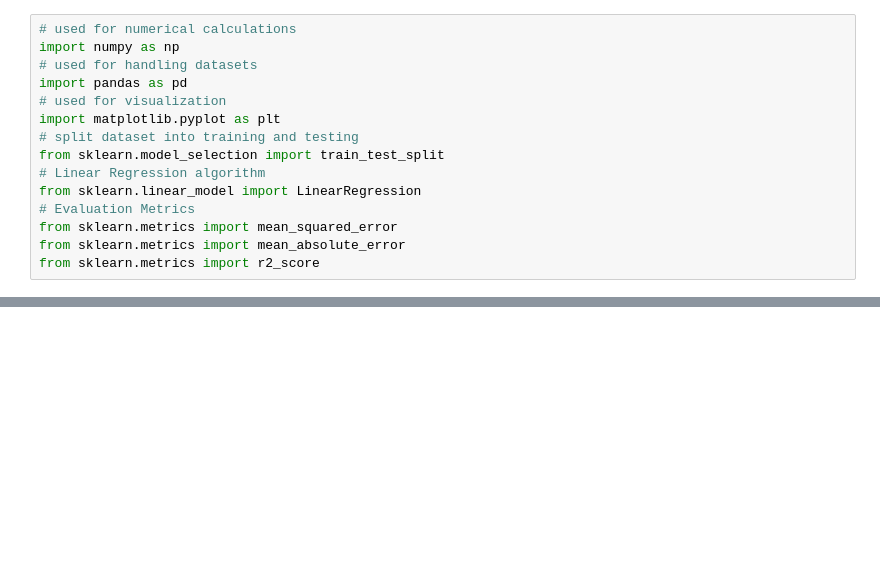
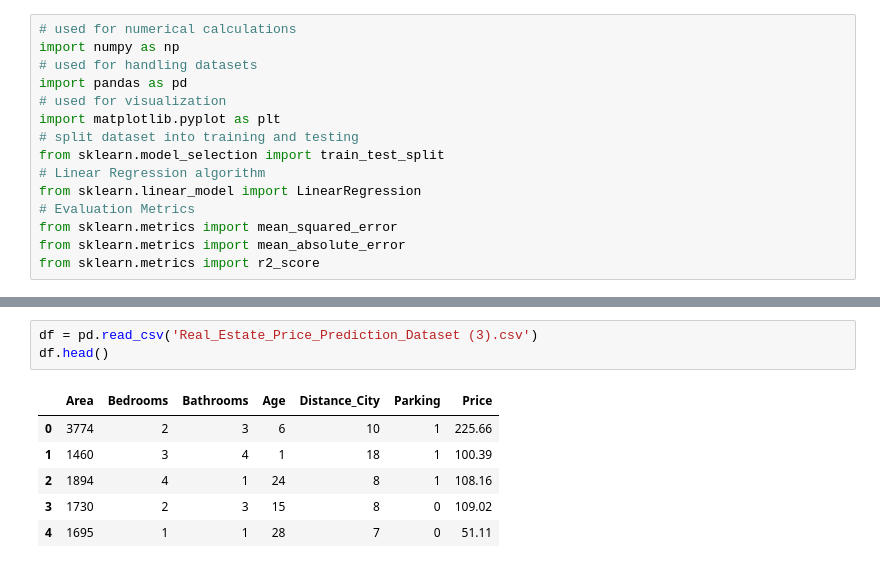
Before and after one commit to sarapallejyo2006/sarapalle-jyothi, a Jupyter notebook: Untitled8.ipynb, the cells around one changed output, grey strips where cells are left out. Saved outputs shown, nothing was run; the diff lists cells and outputs as text; blank space fills up the shorter version.

```diff
--- a/Untitled8.ipynb
+++ b/Untitled8.ipynb
@@ -24,0 +25,10 @@ Saving Real_Estate_Price_Prediction_Dataset.csv to Real_Estate_Price_Prediction_
+# %%
+df = pd.read_csv('Real_Estate_Price_Prediction_Dataset (3).csv')
+df.head()
+# %% [output]
+|  | Area | Bedrooms | Bathrooms | Age | Distance_City | Parking | Price |
+| 0 | 3774 | 2 | 3 | 6 | 10 | 1 | 225.66 |
+| 1 | 1460 | 3 | 4 | 1 | 18 | 1 | 100.39 |
+| 2 | 1894 | 4 | 1 | 24 | 8 | 1 | 108.16 |
+| 3 | 1730 | 2 | 3 | 15 | 8 | 0 | 109.02 |
+| 4 | 1695 | 1 | 1 | 28 | 7 | 0 | 51.11 |
```
Also changed, not shown: parts of 9 cells of this notebook.
